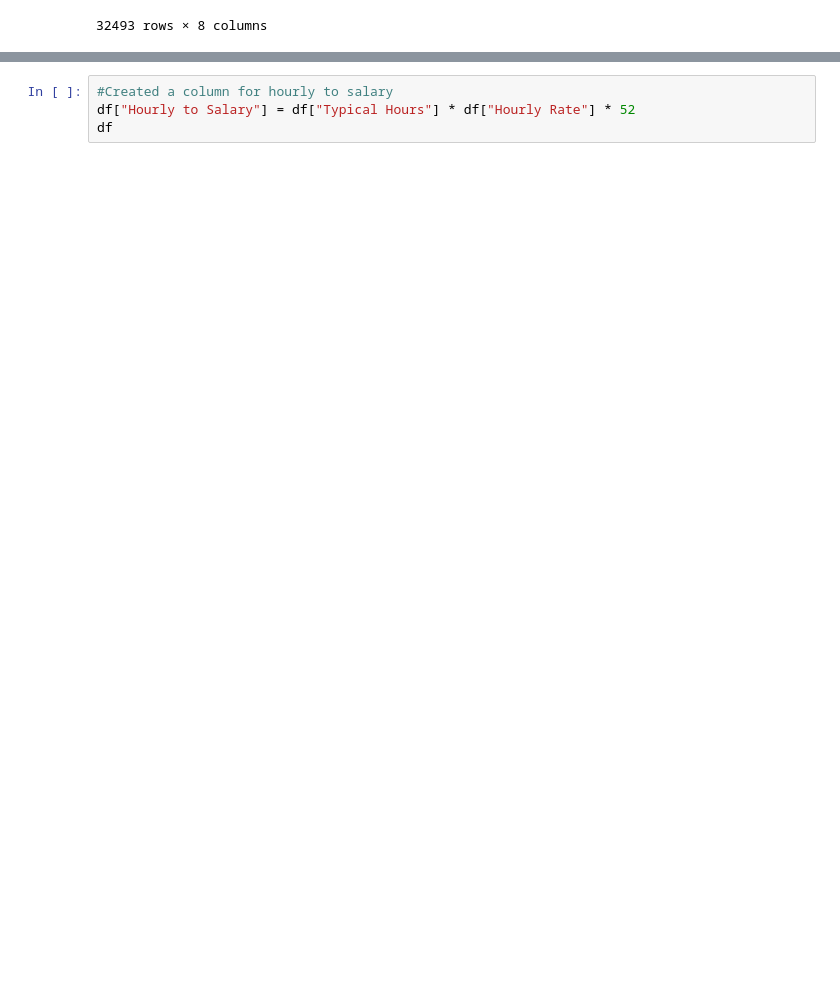
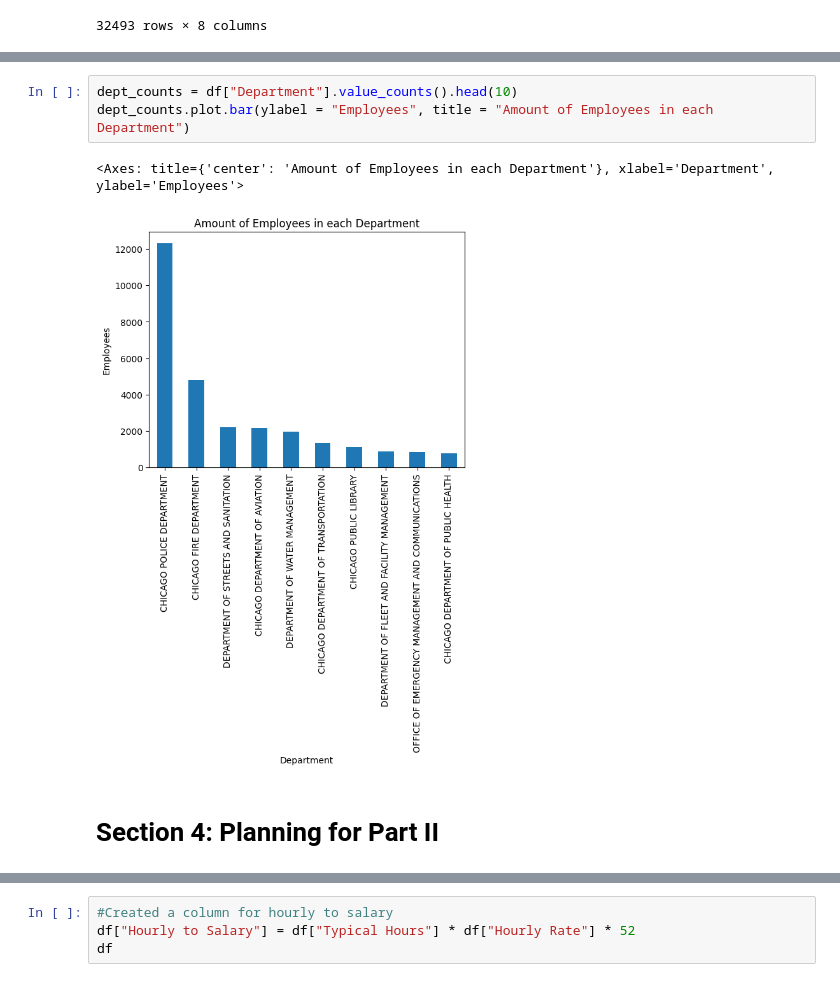
Before and after one commit to DhavalS1/Economic-Analayis-of-Employment-in-Chicago, a Jupyter notebook: Economic Analayis of Employment in Chicago.ipynb, the cells around one changed output, grey strips where cells are left out. Drawn from its saved outputs; the diff is of its cells as text; blank space fills up the shorter version.

```diff
--- a/Economic Analayis of Employment in Chicago.ipynb
+++ b/Economic Analayis of Employment in Chicago.ipynb
@@ -32,0 +88,8 @@ Comparing Salary to Hourly via boxplots
+# %%
+dept_counts = df["Department"].value_counts().head(10)
+dept_counts.plot.bar(ylabel = "Employees", title = "Amount of Employees in each Department")
+# %% [output]
+<Axes: title={'center': 'Amount of Employees in each Department'}, xlabel='Department', ylabel='Employees'>
+[figure, added]
+# %% [markdown]
+<h1>Section 4: Planning for Part II</h1>
```
Also changed, not shown: parts of 37 cells of this notebook.
